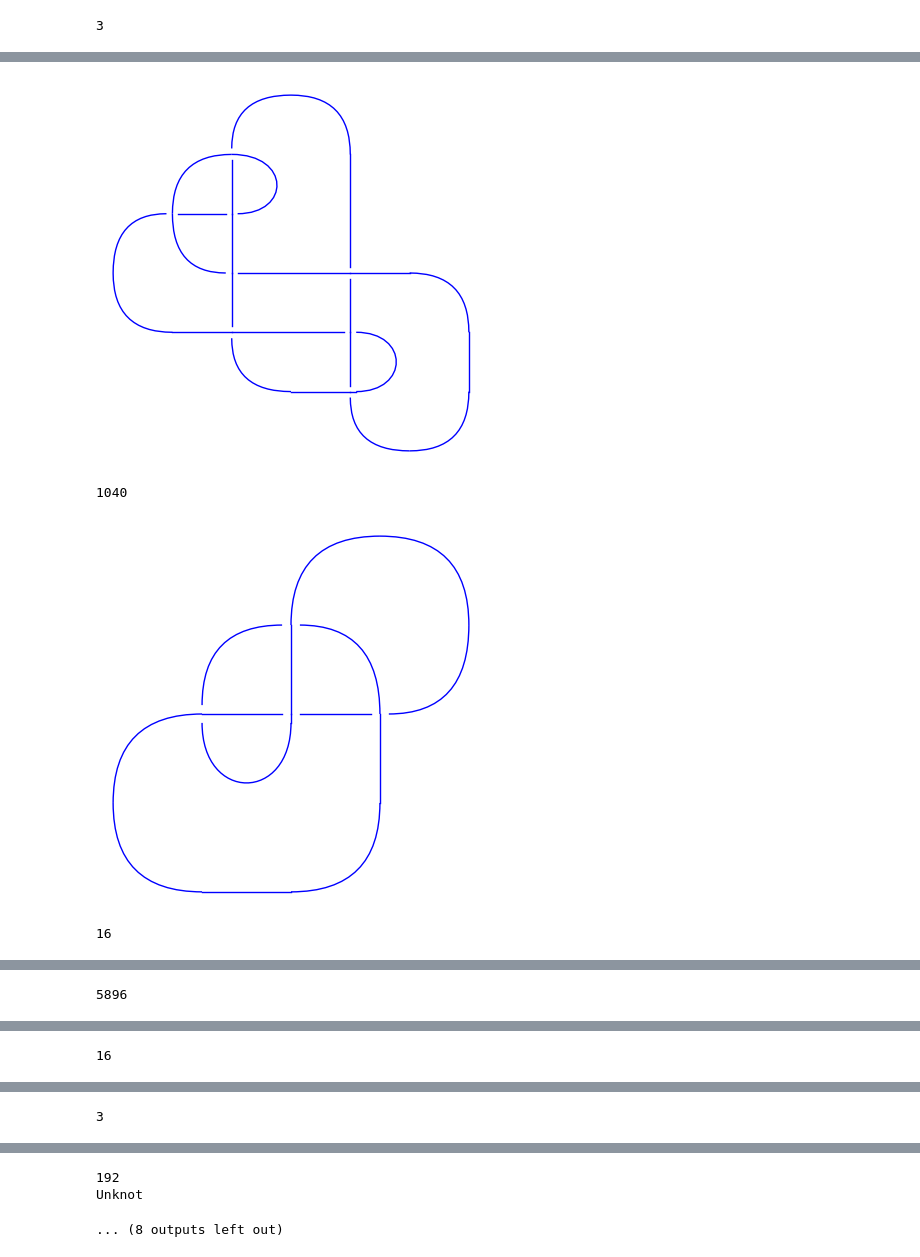
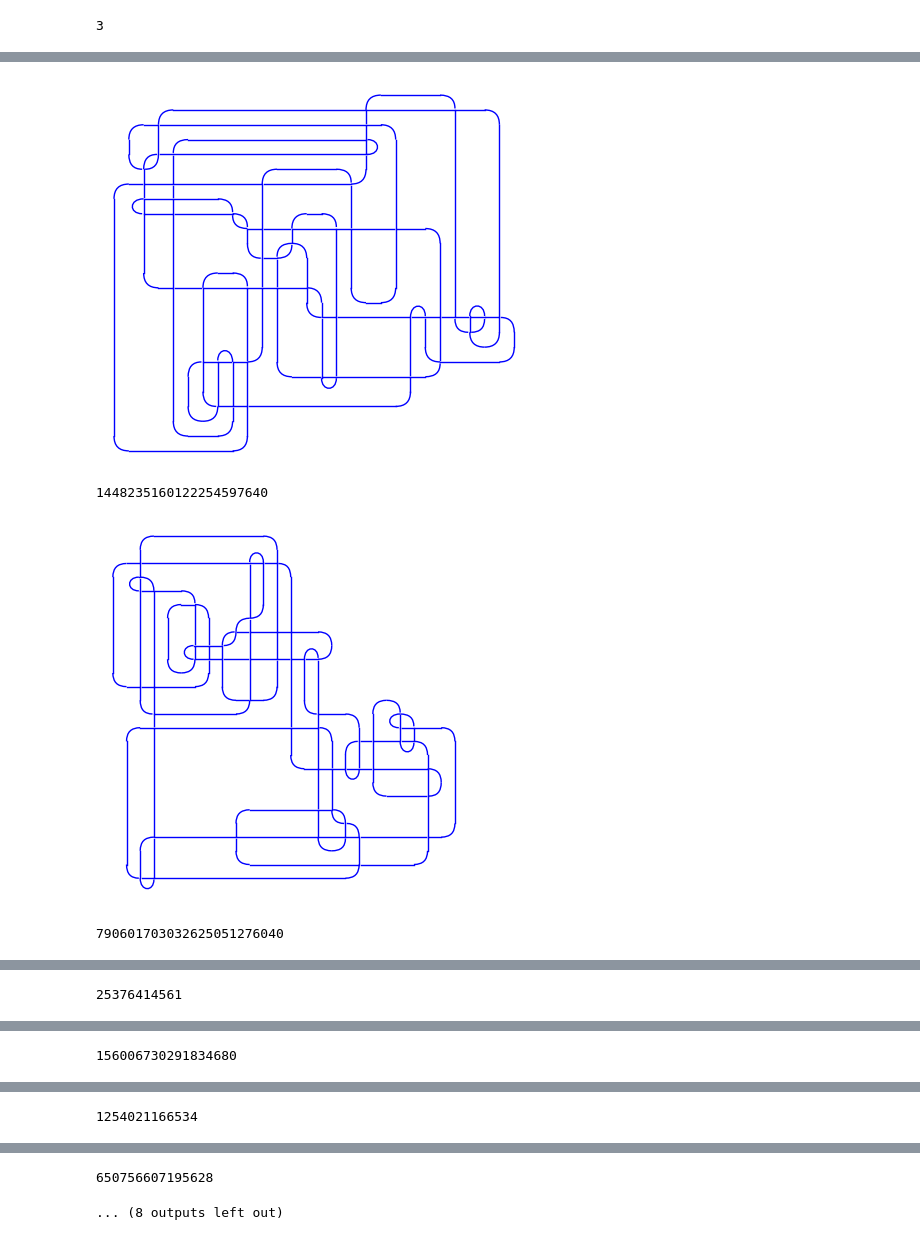
Before and after one commit to sadboyneedcodes/REU2024, a Jupyter notebook: sage_tests.ipynb, the cells around one changed output, grey strips where cells are left out. Drawn from its saved outputs; the diff is of its cells as text; code cells hidden in the pictures.

```diff
--- a/sage_tests.ipynb
+++ b/sage_tests.ipynb
@@ -161,14 +161,14 @@ seifert_matrix
 [-1  0]
 [-1  1]
 # %%
-L = Link([(5,10,6,1),(1,6,2,7),(7,4,8,5),(9,2,10,3),(3,8,4,9)])
+L = Link([(18,6,1,5),(6,2,7,1),(9,2,10,3),(3,10,4,11),(8,14,9,13),(14,8,15,7),(16,11,17,12),(12,15,13,16),(4,18,5,17)])
 K = L.sage_link()
-#plot = K.plot()
-#plot.show()
+plot = K.plot()
+plot.show()
 seifert_matrix = K.seifert_matrix()
 seifert_matrix
-sm_t = seifert_matrix.transpose()
-added = sm_t + seifert_matrix
-added
-added.det()
+#sm_t = seifert_matrix.transpose()
+#added = sm_t + seifert_matrix
+#added
+#added.det()
 # %% [output]
@@ -221,14 +235,14 @@ def laplacian_of_link(L, i, j): #returns the reduced laplacian and determinant f
 # %%
 i = 0
 while i < 10:
-    L = snappy.random_link(10)
+    L = snappy.random_link(100)
     if len(L) == 0:
         print("Unknot")
         continue
     print(laplacian_of_link(L, 0, 0)[1])
     i+=1
 # %% [output]
-[figure, old version]
+[figure, new version]
-1040
+1448235160122254597640
-[figure, old version]
+[figure, new version]
-16
+790601703032625051276040
@@ -236 +250 @@ while i < 10:
-5896
+25376414561
@@ -238 +252 @@ while i < 10:
-16
+156006730291834680
@@ -240 +254 @@ while i < 10:
-3
+1254021166534
@@ -242,3 +256,2 @@ while i < 10:
-192
-Unknot
+650756607195628
 ... (8 outputs left out)
```
Also changed, not shown: parts of 11 cells of this notebook.
